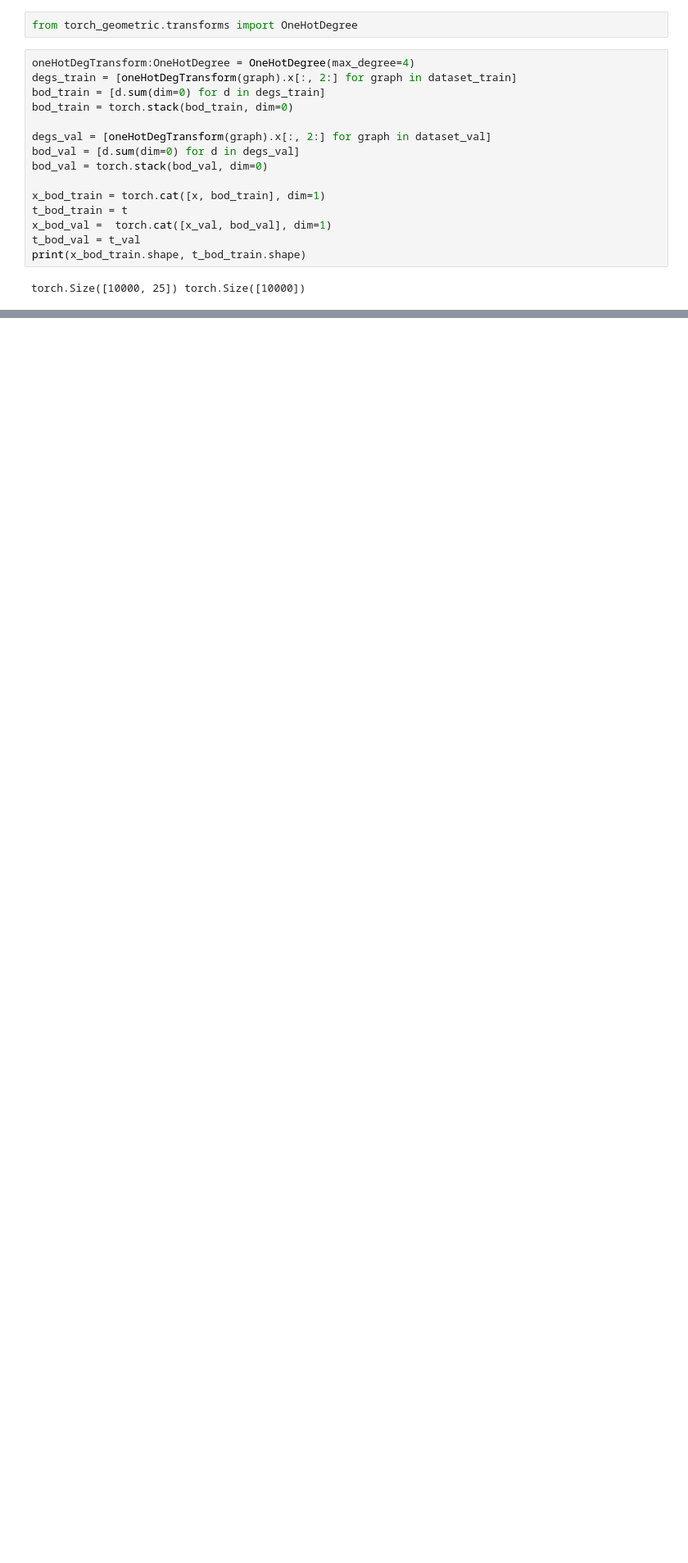
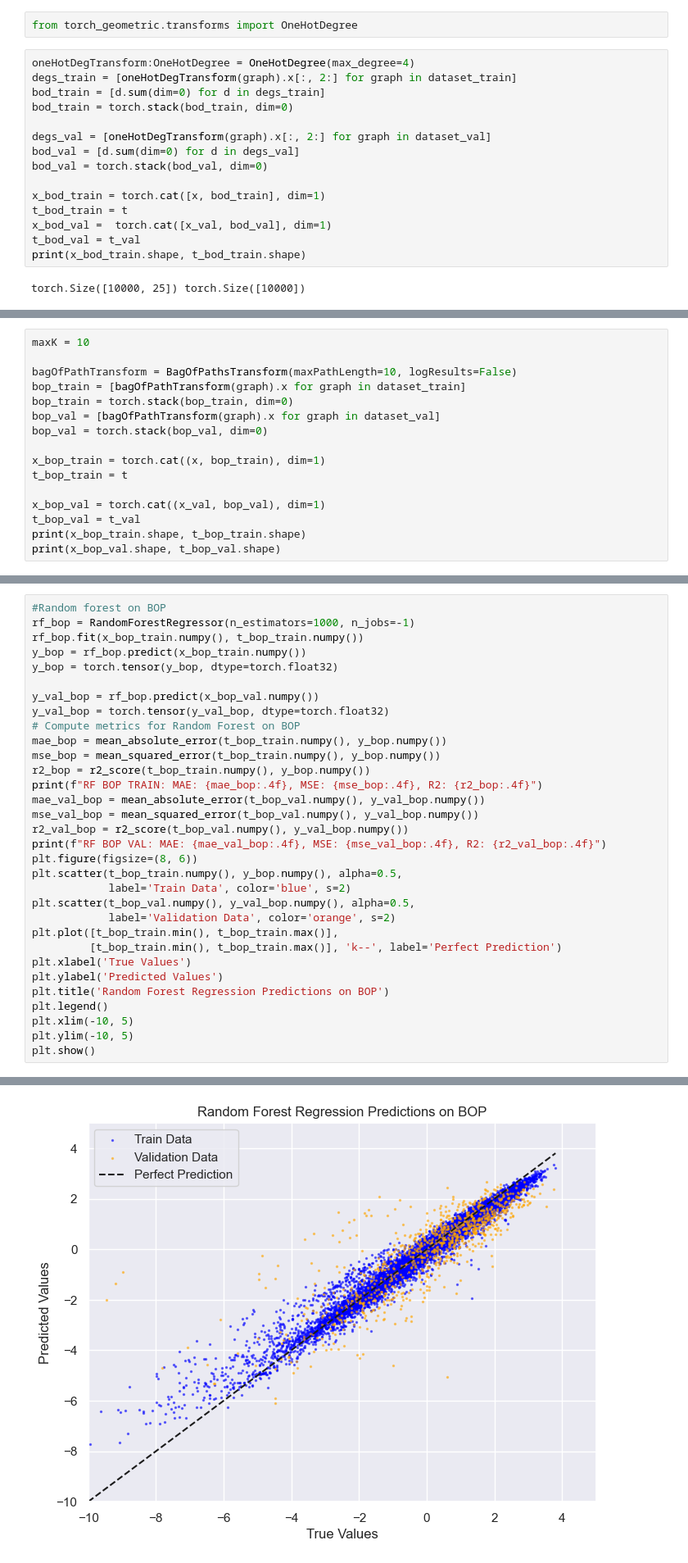
Before and after one commit to PaoloGinefra/ACA_GraphML_Project, a Jupyter notebook: Notebooks/FeatureBasedRegression2.ipynb, the cells around one changed output, grey strips where cells are left out. Shown at 82% size. Drawn from its saved outputs; the diff is of its cells as text; blank space fills up the shorter version.

```diff
--- a/Notebooks/FeatureBasedRegression2.ipynb
+++ b/Notebooks/FeatureBasedRegression2.ipynb
@@ -476,0 +497,16 @@ XGBoost BOD VAL: MAE: 0.6351, MSE: 1.4178, R2: 0.6400
+# %%
+maxK = 10
+
+bagOfPathTransform = BagOfPathsTransform(maxPathLength=10, logResults=False)
+bop_train = [bagOfPathTransform(graph).x for graph in dataset_train]
+bop_train = torch.stack(bop_train, dim=0)
+bop_val = [bagOfPathTransform(graph).x for graph in dataset_val]
+bop_val = torch.stack(bop_val, dim=0)
+
+x_bop_train = torch.cat((x, bop_train), dim=1)
+t_bop_train = t
+
+x_bop_val = torch.cat((x_val, bop_val), dim=1)
+t_bop_val = t_val
+print(x_bop_train.shape, t_bop_train.shape)
+print(x_bop_val.shape, t_bop_val.shape)
@@ -476,0 +520,33 @@ XGBoost BOD VAL: MAE: 0.6351, MSE: 1.4178, R2: 0.6400
+# %%
+#Random forest on BOP
+rf_bop = RandomForestRegressor(n_estimators=1000, n_jobs=-1)
+rf_bop.fit(x_bop_train.numpy(), t_bop_train.numpy())
+y_bop = rf_bop.predict(x_bop_train.numpy())
+y_bop = torch.tensor(y_bop, dtype=torch.float32)
+
+y_val_bop = rf_bop.predict(x_bop_val.numpy())
+y_val_bop = torch.tensor(y_val_bop, dtype=torch.float32)
+# Compute metrics for Random Forest on BOP
+mae_bop = mean_absolute_error(t_bop_train.numpy(), y_bop.numpy())
+mse_bop = mean_squared_error(t_bop_train.numpy(), y_bop.numpy())
+r2_bop = r2_score(t_bop_train.numpy(), y_bop.numpy())
+print(f"RF BOP TRAIN: MAE: {mae_bop:.4f}, MSE: {mse_bop:.4f}, R2: {r2_bop:.4f}")
+mae_val_bop = mean_absolute_error(t_bop_val.numpy(), y_val_bop.numpy())
+mse_val_bop = mean_squared_error(t_bop_val.numpy(), y_val_bop.numpy())
+r2_val_bop = r2_score(t_bop_val.numpy(), y_val_bop.numpy())
+print(f"RF BOP VAL: MAE: {mae_val_bop:.4f}, MSE: {mse_val_bop:.4f}, R2: {r2_val_bop:.4f}")
+plt.figure(figsize=(8, 6))
+plt.scatter(t_bop_train.numpy(), y_bop.numpy(), alpha=0.5,
+            label='Train Data', color='blue', s=2)
+plt.scatter(t_bop_val.numpy(), y_val_bop.numpy(), alpha=0.5,
+            label='Validation Data', color='orange', s=2)
+plt.plot([t_bop_train.min(), t_bop_train.max()],
+         [t_bop_train.min(), t_bop_train.max()], 'k--', label='Perfect Prediction')
+plt.xlabel('True Values')
+plt.ylabel('Predicted Values')
+plt.title('Random Forest Regression Predictions on BOP')
+plt.legend()
+plt.xlim(-10, 5)
+plt.ylim(-10, 5)
+plt.show()
+# %% [output]
@@ -476,0 +555 @@ XGBoost BOD VAL: MAE: 0.6351, MSE: 1.4178, R2: 0.6400
+[figure, added]
```
Also changed, not shown: parts of 14 cells of this notebook, 3 other files.
